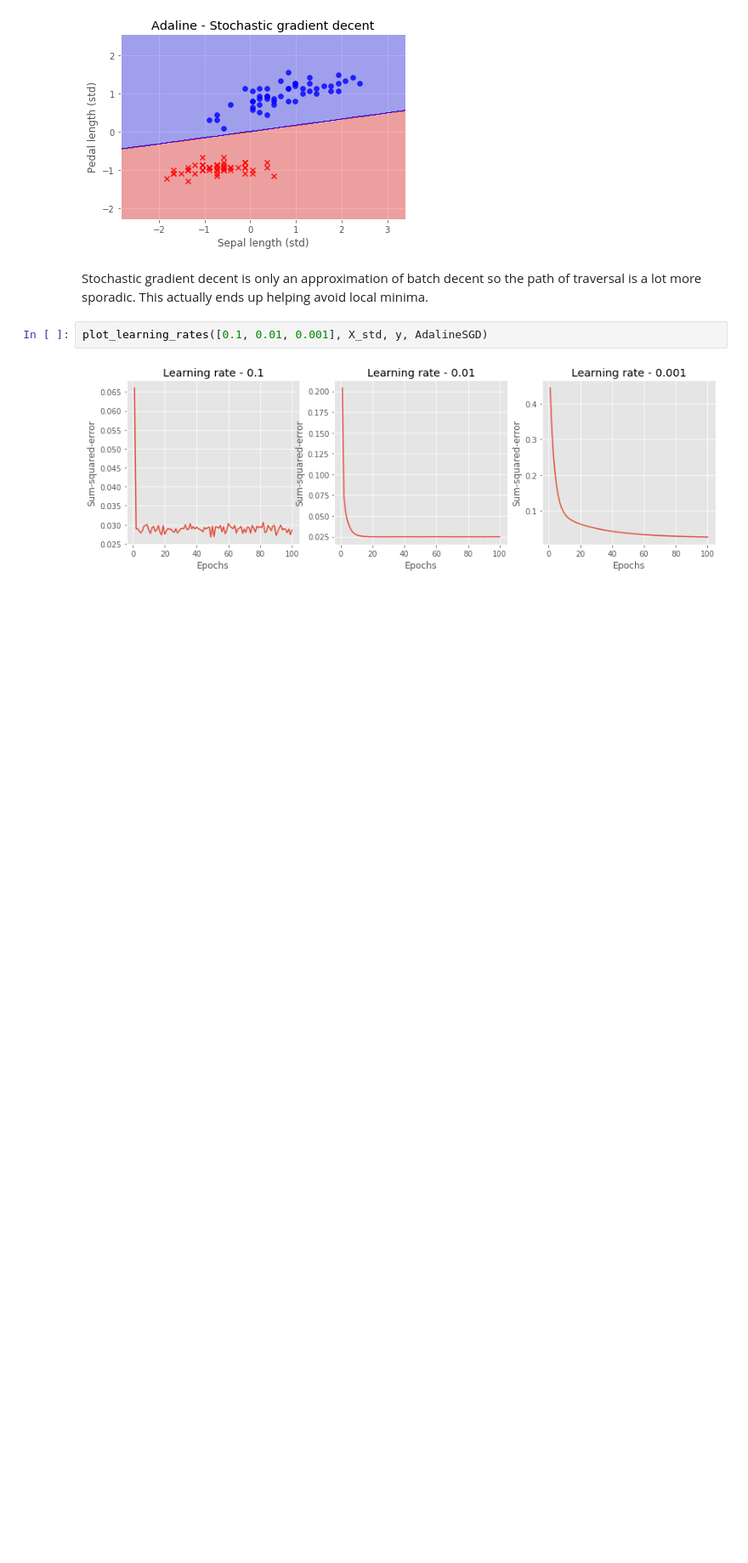
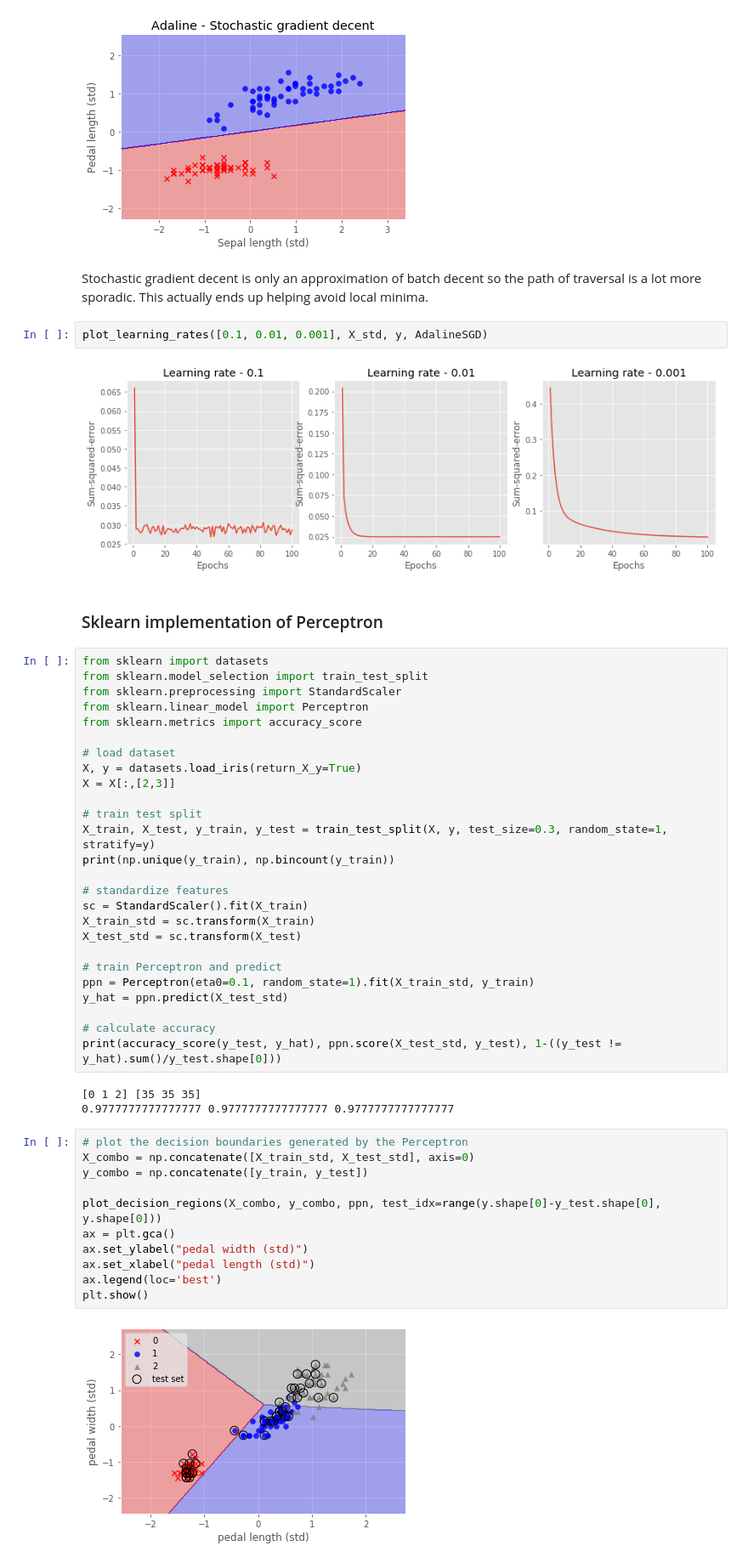
Before and after one commit to davidlwzhao/pyml, a Jupyter notebook: python-machine-learning/chpt-2.ipynb, the cells around one changed output. Shown at 85% size. Saved outputs shown, nothing was run; the diff lists cells and outputs as text; blank space fills up the shorter version.

Commit message:
Added sklearn implementation to chapter 2

```diff
--- a/python-machine-learning/chpt-2.ipynb
+++ b/python-machine-learning/chpt-2.ipynb
@@ -368,3 +382,47 @@ Stochastic gradient decent is only an approximation of batch decent so the path
 plot_learning_rates([0.1, 0.01, 0.001], X_std, y, AdalineSGD)
 # %% [output]
 [figure]
+# %% [markdown]
+### Sklearn implementation of Perceptron
+# %%
+from sklearn import datasets
+from sklearn.model_selection import train_test_split
+from sklearn.preprocessing import StandardScaler
+from sklearn.linear_model import Perceptron
+from sklearn.metrics import accuracy_score
+
+# load dataset
+X, y = datasets.load_iris(return_X_y=True)
+X = X[:,[2,3]]
+
+# train test split
+X_train, X_test, y_train, y_test = train_test_split(X, y, test_size=0.3, random_state=1, stratify=y)
+print(np.unique(y_train), np.bincount(y_train))
+
+# standardize features
+sc = StandardScaler().fit(X_train)
+X_train_std = sc.transform(X_train)
+X_test_std = sc.transform(X_test)
+
+# train Perceptron and predict
+ppn = Perceptron(eta0=0.1, random_state=1).fit(X_train_std, y_train)
+y_hat = ppn.predict(X_test_std)
+
+# calculate accuracy
+print(accuracy_score(y_test, y_hat), ppn.score(X_test_std, y_test), 1-((y_test != y_hat).sum()/y_test.shape[0]))
+# %% [output]
+[0 1 2] [35 35 35]
+0.9777777777777777 0.9777777777777777 0.9777777777777777
+# %%
+# plot the decision boundaries generated by the Perceptron
+X_combo = np.concatenate([X_train_std, X_test_std], axis=0)
+y_combo = np.concatenate([y_train, y_test])
+
+plot_decision_regions(X_combo, y_combo, ppn, test_idx=range(y.shape[0]-y_test.shape[0], y.shape[0]))
+ax = plt.gca()
+ax.set_ylabel("pedal width (std)")
+ax.set_xlabel("pedal length (std)")
+ax.legend(loc='best')
+plt.show()
+# %% [output]
+[figure, added]
```
Also changed, not shown: parts of 1 cell of this notebook, 1 other file.
